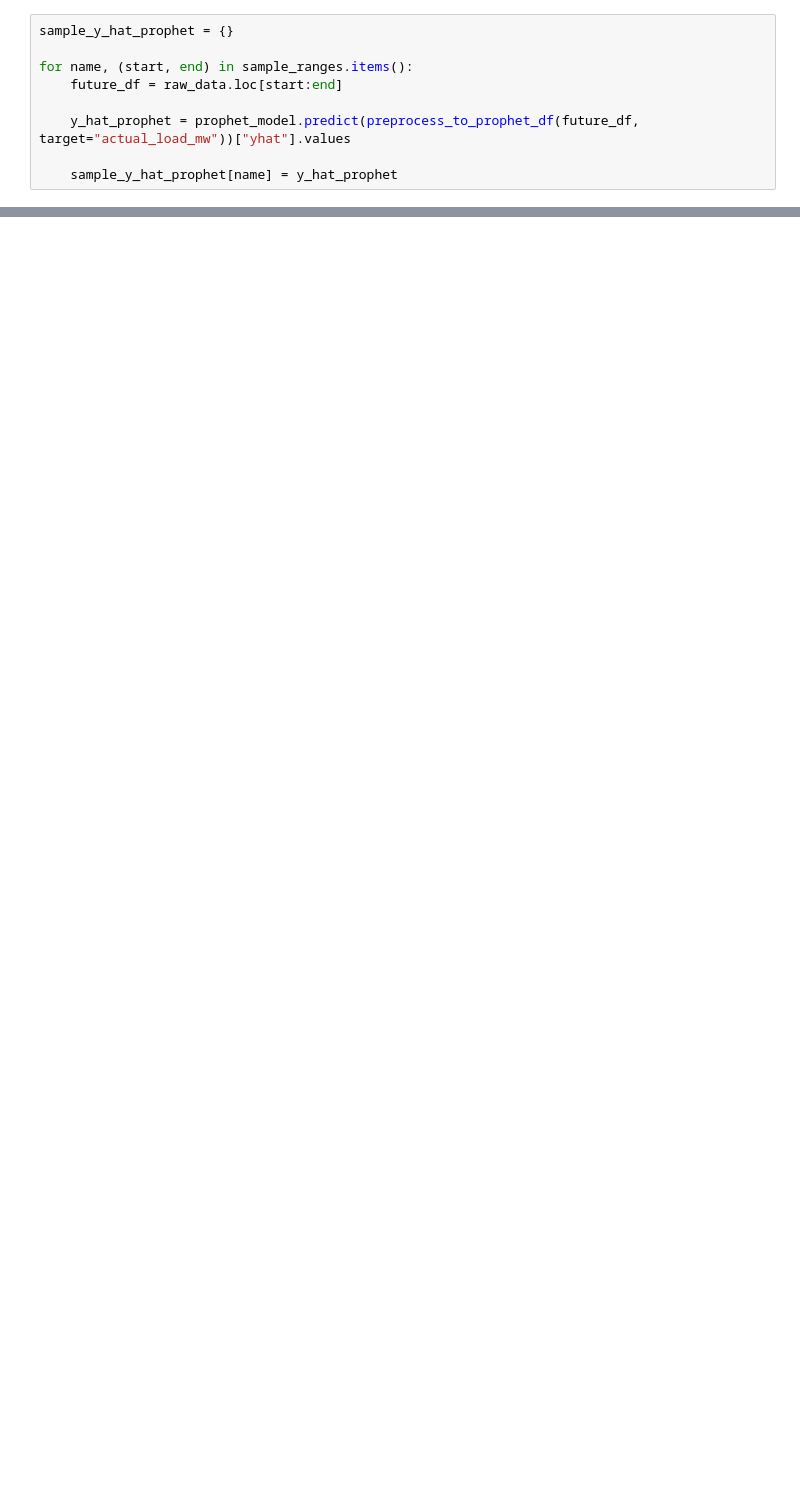
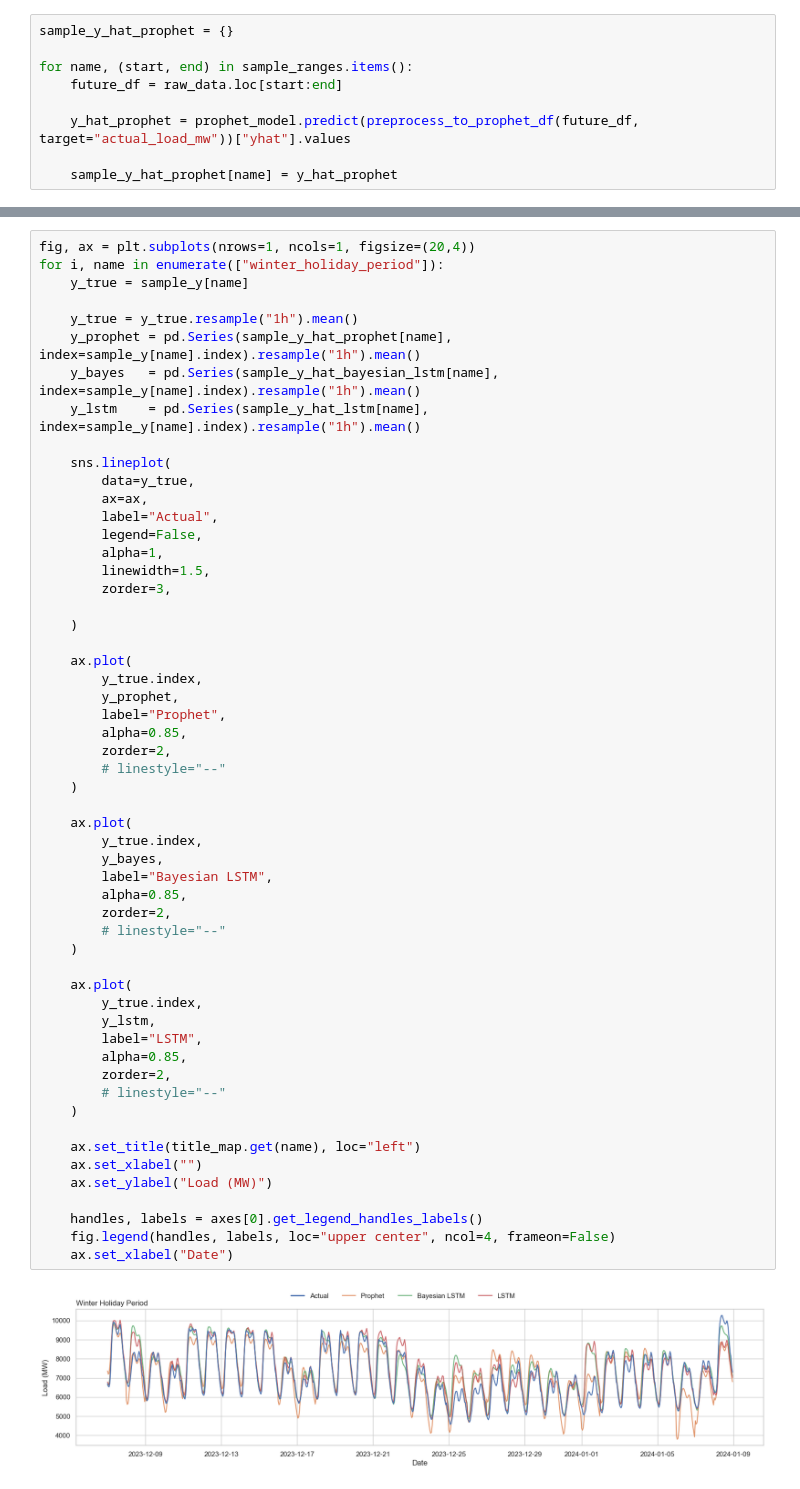
Before and after one commit to LucasHausi/probabilistic-load-forecast-project, a Jupyter notebook: notebooks/performance/model_comparison.ipynb, the cells around one changed output, grey strips where cells are left out. Saved outputs shown, nothing was run; the diff lists cells and outputs as text; blank space fills up the shorter version.

```diff
--- a/notebooks/performance/model_comparison.ipynb
+++ b/notebooks/performance/model_comparison.ipynb
@@ -368,0 +387,57 @@ for i, name in enumerate(sample_ranges.keys()):
+# %%
+fig, ax = plt.subplots(nrows=1, ncols=1, figsize=(20,4))
+for i, name in enumerate(["winter_holiday_period"]):
+    y_true = sample_y[name]
+
+    y_true = y_true.resample("1h").mean()
+    y_prophet = pd.Series(sample_y_hat_prophet[name], index=sample_y[name].index).resample("1h").mean()
+    y_bayes   = pd.Series(sample_y_hat_bayesian_lstm[name], index=sample_y[name].index).resample("1h").mean()
+    y_lstm    = pd.Series(sample_y_hat_lstm[name], index=sample_y[name].index).resample("1h").mean()
+
+    sns.lineplot(
+        data=y_true,
+        ax=ax,
+        label="Actual",
+        legend=False,
+        alpha=1,
+        linewidth=1.5,
+        zorder=3,
+
+    )
+
+    ax.plot(
+        y_true.index,
+        y_prophet,
+        label="Prophet",
+        alpha=0.85,
+        zorder=2,
+        # linestyle="--"
+    )
+
+    ax.plot(
+        y_true.index,
+        y_bayes,
+        label="Bayesian LSTM",
+        alpha=0.85,
+        zorder=2,
+        # linestyle="--"
+    )
+
+    ax.plot(
+        y_true.index,
+        y_lstm,
+        label="LSTM",
+        alpha=0.85,
+        zorder=2,
+        # linestyle="--"
+    )
+
+    ax.set_title(title_map.get(name), loc="left")
+    ax.set_xlabel("")
+    ax.set_ylabel("Load (MW)")
+
+    handles, labels = axes[0].get_legend_handles_labels()
+    fig.legend(handles, labels, loc="upper center", ncol=4, frameon=False)
+    ax.set_xlabel("Date")
+# %% [output]
+[figure, added]
```
Also changed, not shown: parts of 7 cells of this notebook.
